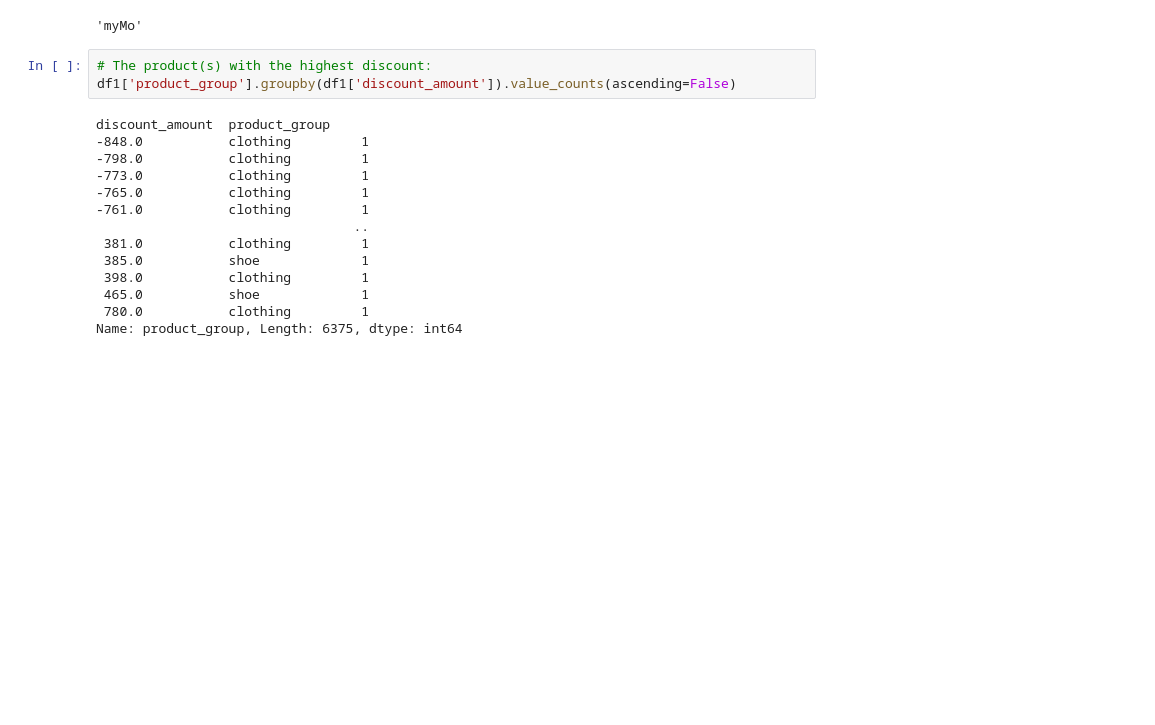
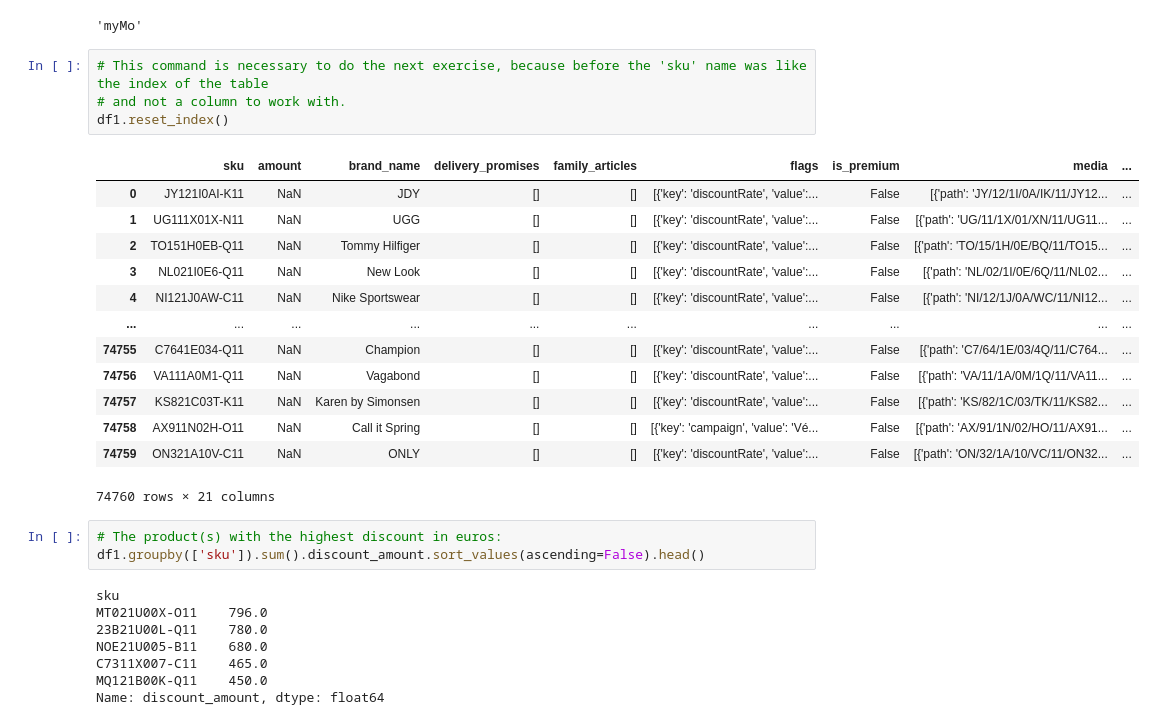
Before and after one commit to almsasantos/dataptmad1019, a Jupyter notebook: module-1/lab-parsing-api/your-code/main.ipynb, the cells around one changed output. Saved outputs shown, nothing was run; the diff lists cells and outputs as text; blank space fills up the shorter version.

```diff
--- a/module-1/lab-parsing-api/your-code/main.ipynb
+++ b/module-1/lab-parsing-api/your-code/main.ipynb
@@ -155,23 +179,35 @@ total_disc=df1.groupby(['brand_name']).sum().discount_amount
 total_disc.sort_values(ascending=False).index[0]
 # %% [output]
 'myMo'
+# %%
+# This command is necessary to do the next exercise, because before the 'sku' name was like the index of the table
+# and not a column to work with.
+df1.reset_index()
+# %% [output]
+|  | sku | amount | brand_name | delivery_promises | family_articles | flags | is_premium | media | ... |
+| 0 | JY121I0AI-K11 | NaN | JDY | [] | [] | [{'key': 'discountRate', 'value':... | False | [{'path': 'JY/12/1I/0A/IK/11/JY12... | ... |
+| 1 | UG111X01X-N11 | NaN | UGG | [] | [] | [{'key': 'discountRate', 'value':... | False | [{'path': 'UG/11/1X/01/XN/11/UG11... | ... |
+| 2 | TO151H0EB-Q11 | NaN | Tommy Hilfiger | [] | [] | [{'key': 'discountRate', 'value':... | False | [{'path': 'TO/15/1H/0E/BQ/11/TO15... | ... |
+| 3 | NL021I0E6-Q11 | NaN | New Look | [] | [] | [{'key': 'discountRate', 'value':... | False | [{'path': 'NL/02/1I/0E/6Q/11/NL02... | ... |
+| 4 | NI121J0AW-C11 | NaN | Nike Sportswear | [] | [] | [{'key': 'discountRate', 'value':... | False | [{'path': 'NI/12/1J/0A/WC/11/NI12... | ... |
+| ... | ... | ... | ... | ... | ... | ... | ... | ... | ... |
+| 74755 | C7641E034-Q11 | NaN | Champion | [] | [] | [{'key': 'discountRate', 'value':... | False | [{'path': 'C7/64/1E/03/4Q/11/C764... | ... |
+| 74756 | VA111A0M1-Q11 | NaN | Vagabond | [] | [] | [{'key': 'discountRate', 'value':... | False | [{'path': 'VA/11/1A/0M/1Q/11/VA11... | ... |
+| 74757 | KS821C03T-K11 | NaN | Karen by Simonsen | [] | [] | [{'key': 'discountRate', 'value':... | False | [{'path': 'KS/82/1C/03/TK/11/KS82... | ... |
+| 74758 | AX911N02H-O11 | NaN | Call it Spring | [] | [] | [{'key': 'campaign', 'value': 'Vé... | False | [{'path': 'AX/91/1N/02/HO/11/AX91... | ... |
+| 74759 | ON321A10V-C11 | NaN | ONLY | [] | [] | [{'key': 'discountRate', 'value':... | False | [{'path': 'ON/32/1A/10/VC/11/ON32... | ... |
+74760 rows × 21 columns
 # %%
-# The product(s) with the highest discount:
-df1['product_group'].groupby(df1['discount_amount']).value_counts(ascending=False)
+# The product(s) with the highest discount in euros:
+df1.groupby(['sku']).sum().discount_amount.sort_values(ascending=False).head()
 # %% [output]
-discount_amount  product_group
--848.0           clothing         1
--798.0           clothing         1
--773.0           clothing         1
--765.0           clothing         1
--761.0           clothing         1
-                                 ..
- 381.0           clothing         1
- 385.0           shoe             1
- 398.0           clothing         1
- 465.0           shoe             1
- 780.0           clothing         1
-Name: product_group, Length: 6375, dtype: int64
+sku
+MT021U00X-O11    796.0
+23B21U00L-Q11    780.0
+NOE21U005-B11    680.0
+C7311X007-C11    465.0
+MQ121B00K-Q11    450.0
+Name: discount_amount, dtype: float64
 # %%
 # The sum of discounts of all goods (sum_discounted_prices divided by sum_original_prices):
 df['sum_discounts'] = df['price.promotional'].astype(float).sum() / df['price.original'].astype(float).sum()
```
Also changed, not shown: parts of 8 cells of this notebook.
